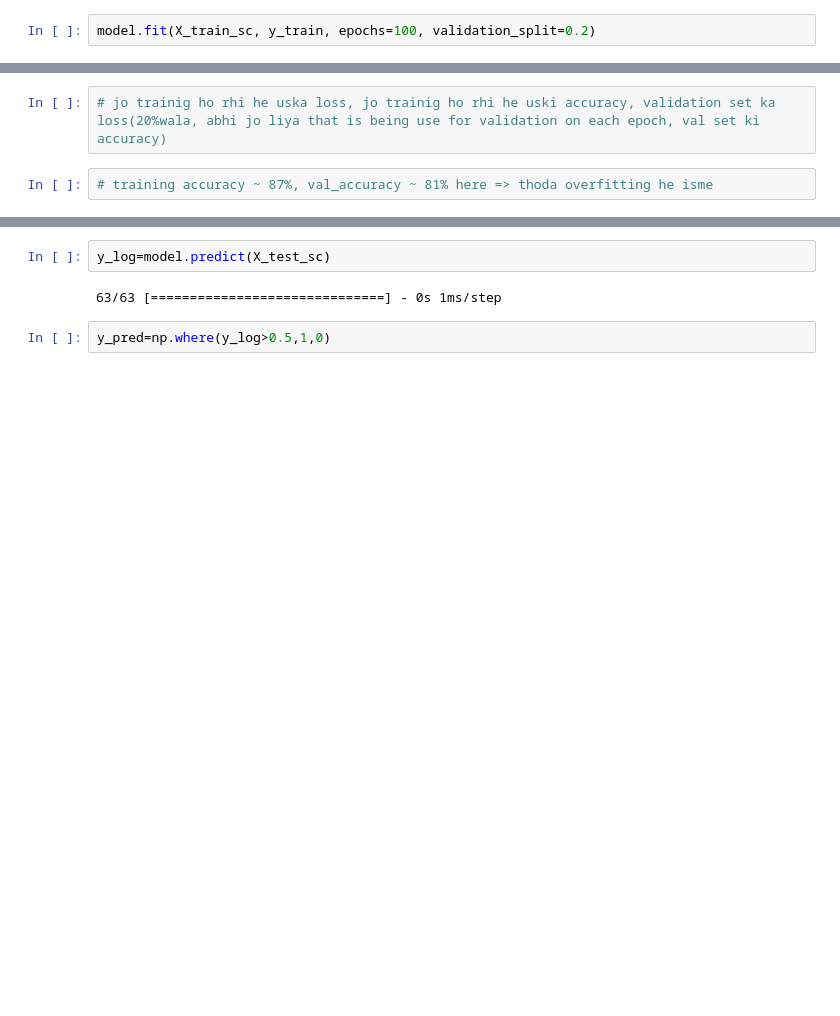
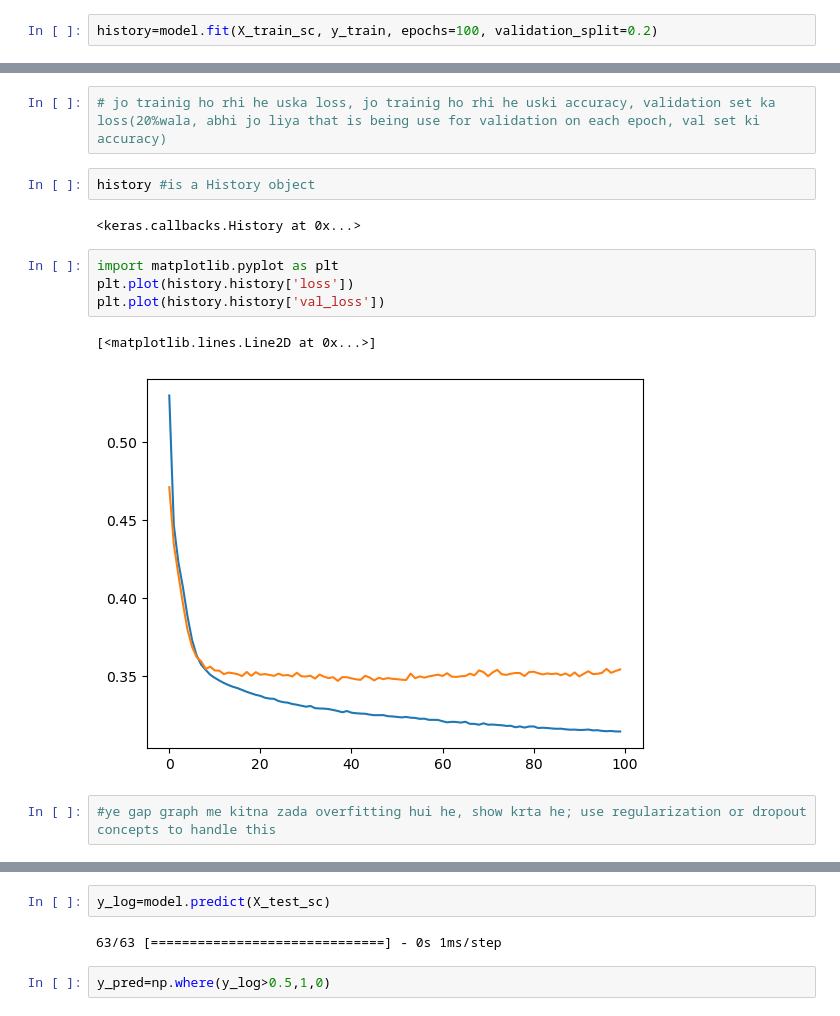
Before and after one commit to philoma/Deep_Learning, a Jupyter notebook: dl11_credit-card-customer-churn-prediction.ipynb, the cells around one changed output, grey strips where cells are left out. Drawn from its saved outputs; the diff is of its cells as text; blank space fills up the shorter version.

```diff
--- a/dl11_credit-card-customer-churn-prediction.ipynb
+++ b/dl11_credit-card-customer-churn-prediction.ipynb
@@ -305,6 +307,6 @@ _________________________________________________________________
 # %%
 model.compile(loss='binary_crossentropy', optimizer='Adam', metrics=['accuracy'] )
 # %%
-model.fit(X_train_sc, y_train, epochs=100, validation_split=0.2)
+history=model.fit(X_train_sc, y_train, epochs=100, validation_split=0.2)
 # %% [output]
 Epoch 1/100
@@ -328,4 +329,15 @@ Epoch 100/100
 # %%
 # jo trainig ho rhi he uska loss, jo trainig ho rhi he uski accuracy, validation set ka loss(20%wala, abhi jo liya that is being use for validation on each epoch, val set ki accuracy)
-# %%
-# training accuracy ~ 87%, val_accuracy ~ 81% here => thoda overfitting he isme
+# %%
+history #is a History object
+# %% [output]
+<keras.callbacks.History at 0x...>
+# %%
+import matplotlib.pyplot as plt
+plt.plot(history.history['loss'])
+plt.plot(history.history['val_loss'])
+# %% [output]
+[<matplotlib.lines.Line2D at 0x...>]
+[figure, added]
+# %%
+#ye gap graph me kitna zada overfitting hui he, show krta he; use regularization or dropout concepts to handle this
```
Also changed, not shown: parts of 10 cells of this notebook.
